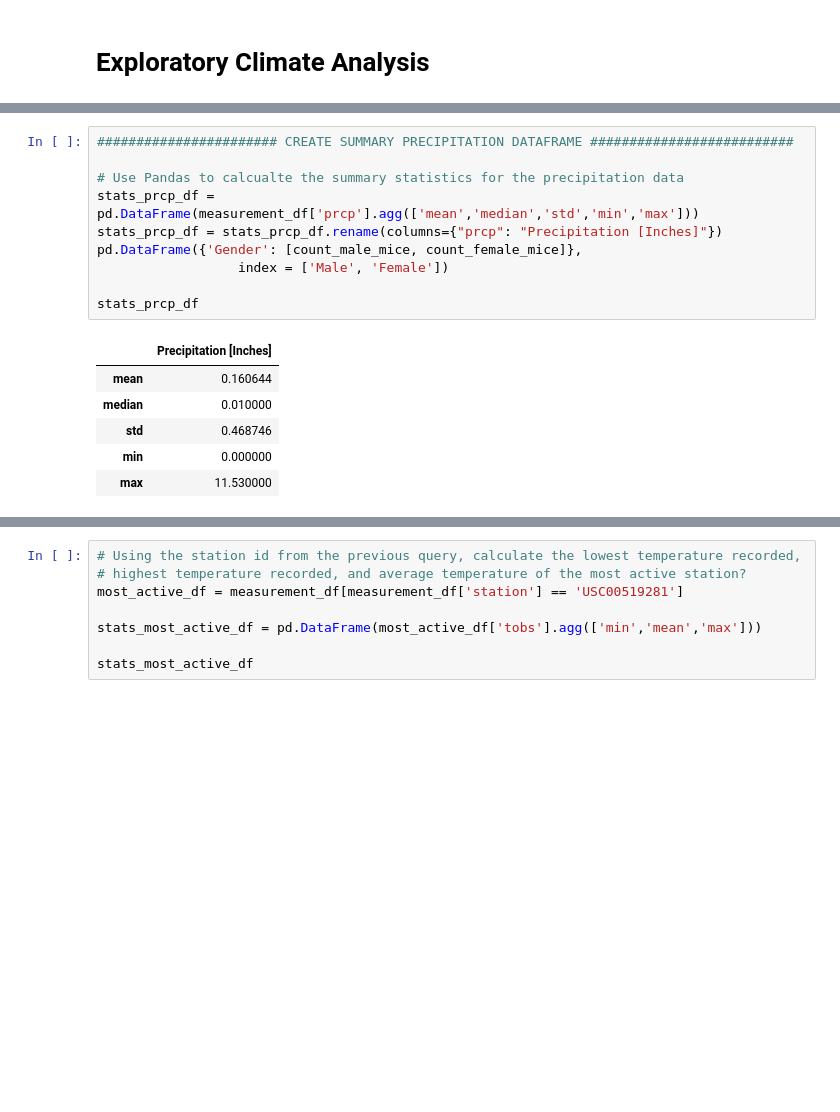
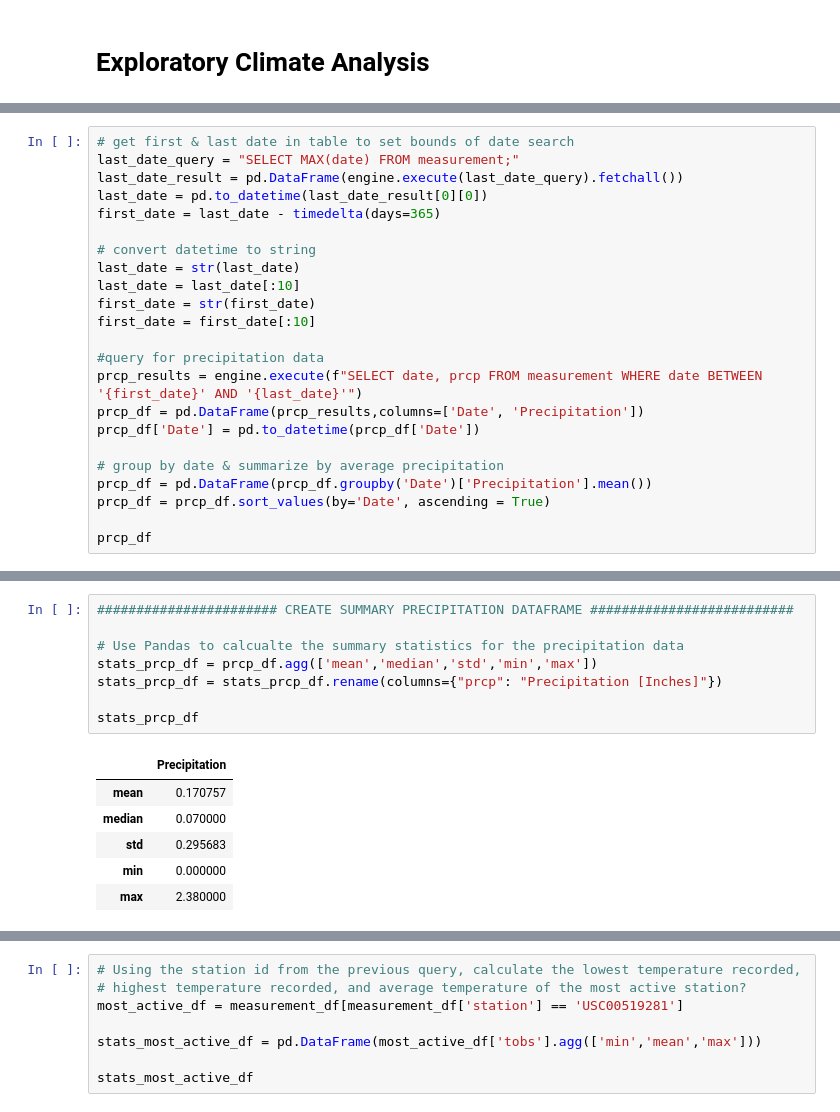
Before and after one commit to ppalani09/sqlalchemy-challenge, a Jupyter notebook: climate_submission.ipynb, the cells around one changed output, grey strips where cells are left out. Drawn from its saved outputs; the diff is of its cells as text; blank space fills up the shorter version.

```diff
--- a/climate_submission.ipynb
+++ b/climate_submission.ipynb
@@ -120,0 +95,23 @@ prcp_df.tail(10)
+# %%
+# get first & last date in table to set bounds of date search
+last_date_query = "SELECT MAX(date) FROM measurement;"
+last_date_result = pd.DataFrame(engine.execute(last_date_query).fetchall())
+last_date = pd.to_datetime(last_date_result[0][0])
+first_date = last_date - timedelta(days=365)
+
+# convert datetime to string
+last_date = str(last_date)
+last_date = last_date[:10]
+first_date = str(first_date)
+first_date = first_date[:10]
+
+#query for precipitation data
+prcp_results = engine.execute(f"SELECT date, prcp FROM measurement WHERE date BETWEEN '{first_date}' AND '{last_date}'")
+prcp_df = pd.DataFrame(prcp_results,columns=['Date', 'Precipitation'])
+prcp_df['Date'] = pd.to_datetime(prcp_df['Date'])
+
+# group by date & summarize by average precipitation
+prcp_df = pd.DataFrame(prcp_df.groupby('Date')['Precipitation'].mean())
+prcp_df = prcp_df.sort_values(by='Date', ascending = True)
+
+prcp_df
@@ -132,17 +144,15 @@ Text(0.5, 1.0, 'Hawaii Precipitation Over Time')
 # %%
 ####################### CREATE SUMMARY PRECIPITATION DATAFRAME ##########################
 
 # Use Pandas to calcualte the summary statistics for the precipitation data
-stats_prcp_df = pd.DataFrame(measurement_df['prcp'].agg(['mean','median','std','min','max']))
+stats_prcp_df = prcp_df.agg(['mean','median','std','min','max'])
 stats_prcp_df = stats_prcp_df.rename(columns={"prcp": "Precipitation [Inches]"})
-pd.DataFrame({'Gender': [count_male_mice, count_female_mice]},
-                  index = ['Male', 'Female'])
 
 stats_prcp_df
 # %% [output]
-|  | Precipitation [Inches] |
-| mean | 0.160644 |
-| median | 0.010000 |
-| std | 0.468746 |
+|  | Precipitation |
+| mean | 0.170757 |
+| median | 0.070000 |
+| std | 0.295683 |
 | min | 0.000000 |
-| max | 11.530000 |
+| max | 2.380000 |
```
Also changed, not shown: parts of 7 cells of this notebook.
